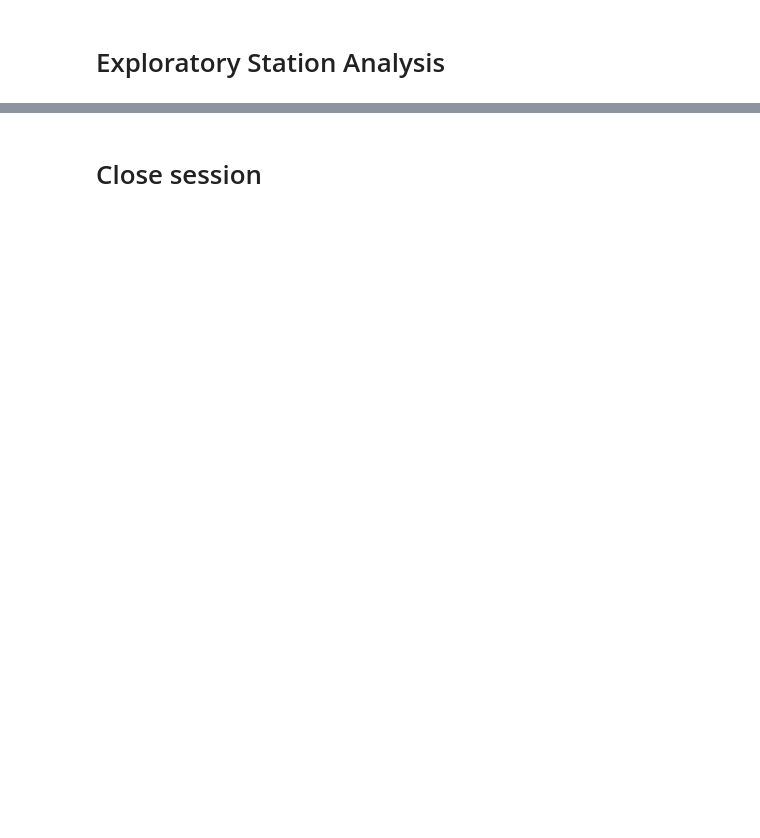
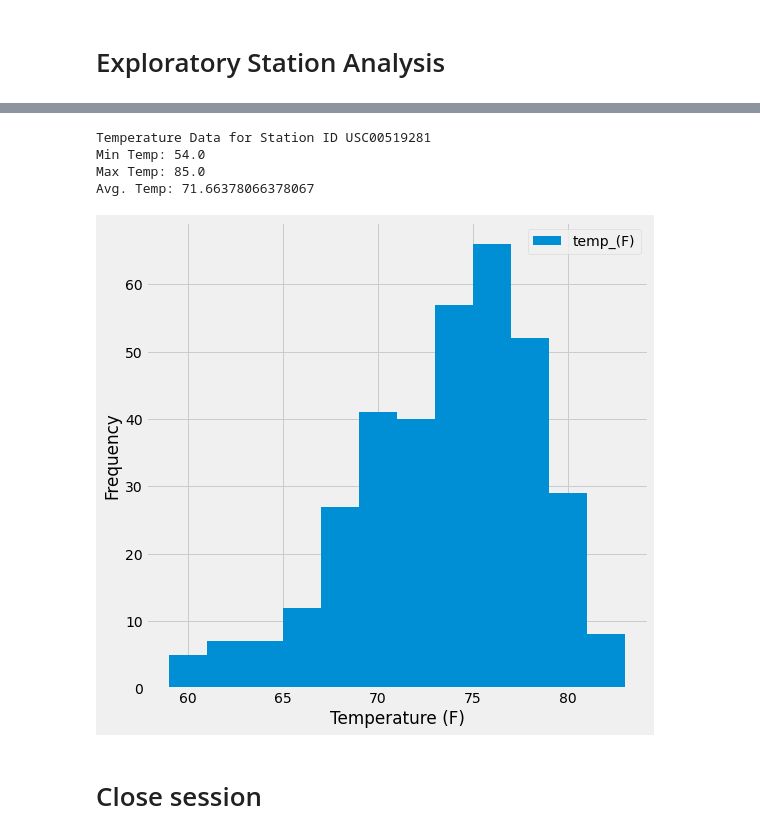
Before and after one commit to jerome-sipin/sqlalchemy-challenge, a Jupyter notebook: climate_starter.ipynb, the cells around one changed output, grey strips where cells are left out. Drawn from its saved outputs; the diff is of its cells as text; code cells hidden in the pictures; blank space fills up the shorter version.

```diff
--- a/climate_starter.ipynb
+++ b/climate_starter.ipynb
@@ -190,3 +214,49 @@ prcp_df.describe()
+# %%
+# Using the most active station id from the previous query, calculate the lowest, highest, and average temperature.
+
+sel = [Measurement.station,
+      func.min(Measurement.tobs),
+      func.max(Measurement.tobs),
+      func.avg(Measurement.tobs)]
+
+tobs_data = session.query(*sel).\
+    filter(Measurement.station == "USC00519281").\
+    group_by(Measurement.station).all()
+
+for record in tobs_data:
+    (id, min, max, avg) = record
+    print(f"Temperature Data for Station ID {id}")
+    print(f"Min Temp: {min}")
+    print(f"Max Temp: {max}")
+    print(f"Avg. Temp: {avg}")
+# %% [output]
+Temperature Data for Station ID USC00519281
+Min Temp: 54.0
+Max Temp: 85.0
+Avg. Temp: 71.66378066378067
+# %%
+# Using the most active station id
+# Query the last 12 months of temperature observation data for this station and plot the results as a histogram
+sel = [Measurement.date, Measurement.tobs]
+
+# Re-use of 1 year precipitation query
+active_station_year = session.query(*sel).\
+    filter(Measurement.station == "USC00519281", Measurement.date >= one_year, Measurement.date <= most_recent_date).\
+    group_by(Measurement.date).\
+    order_by(Measurement.date).all()
+
+# Assign tobs data to df
+tobs_df = pd.DataFrame(active_station_year, columns=["date", "temp_(F)"])
+tobs_df = tobs_df.set_index("date")
+
+# Create histogram from tobs_df
+# tobs_df.hist(bins = 12)
+tobs_hist = tobs_df.plot(kind="hist", bins = 12, figsize=(8,8))
+plt.xlabel("Temperature (F)")
+plt.ylabel("Frequency")
+plt.show()
+# %% [output]
+[figure, added]
 # %% [markdown]
 # Close session
 # %%
```
Also changed, not shown: parts of 9 cells of this notebook.
